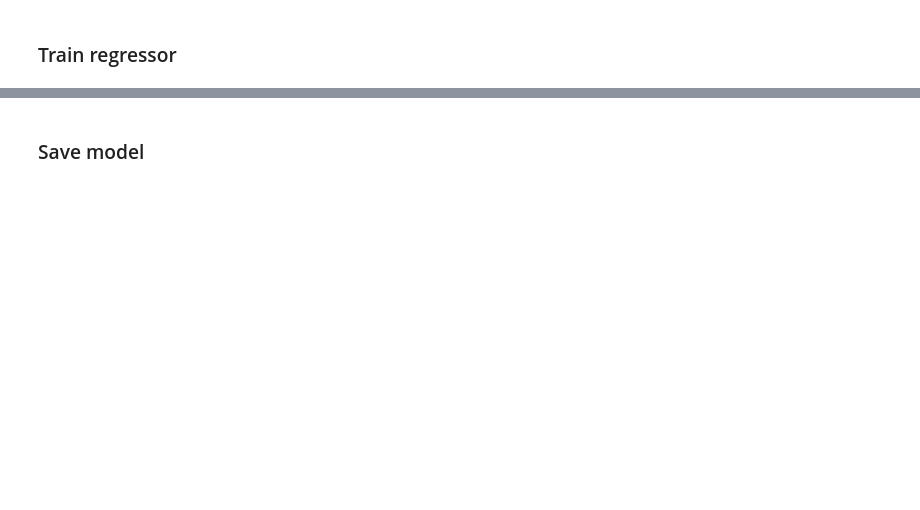
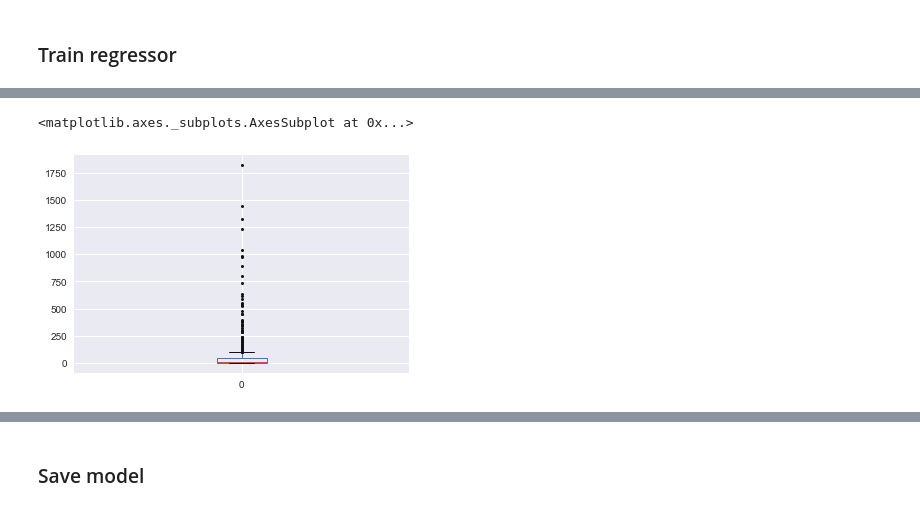
Before and after one commit to imad24/pc_clustering, a Jupyter notebook: notebooks/7SEF/0.5-imad-build-parameters-estimator.ipynb, the cells around one changed output, grey strips where cells are left out. Cells and saved outputs as stored; diff of their text form; code cells hidden in the pictures; blank space fills up the shorter version.

```diff
--- a/notebooks/7SEF/0.5-imad-build-parameters-estimator.ipynb
+++ b/notebooks/7SEF/0.5-imad-build-parameters-estimator.ipynb
@@ -200,0 +262,10 @@ def adjusted_r2(X,y,r_squared):
+# %%
+def MSE(true,pred):
+    return (( (true - pred) ** 2))
+def MAE(true,pred):
+     return (np.abs((true - pred)))
+
+def RMSEP(true,pred):
+    return np.sqrt(    (( (true - pred)/true) ** 2))
+def MAEP(true,pred):
+    return np.abs((true - pred)/true)
@@ -201,3 +292,9 @@ def adjusted_r2(X,y,r_squared):
+# %%
+err_df = pd.DataFrame( MAE(y_test,y_pred))
+err_df.plot(kind="box",sym='k.')
+# %% [output]
+<matplotlib.axes._subplots.AxesSubplot at 0x...>
+[figure, added]
 # %%
 from yellowbrick.regressor  import ResidualsPlot
 
```
Also changed, not shown: parts of 21 cells of this notebook, 50 other files.
